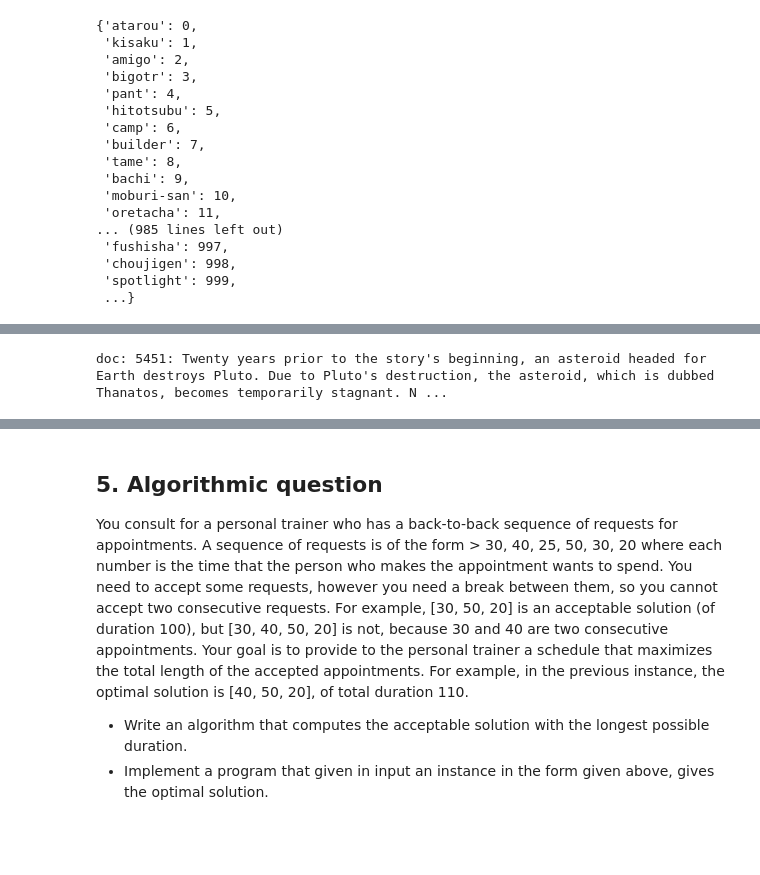
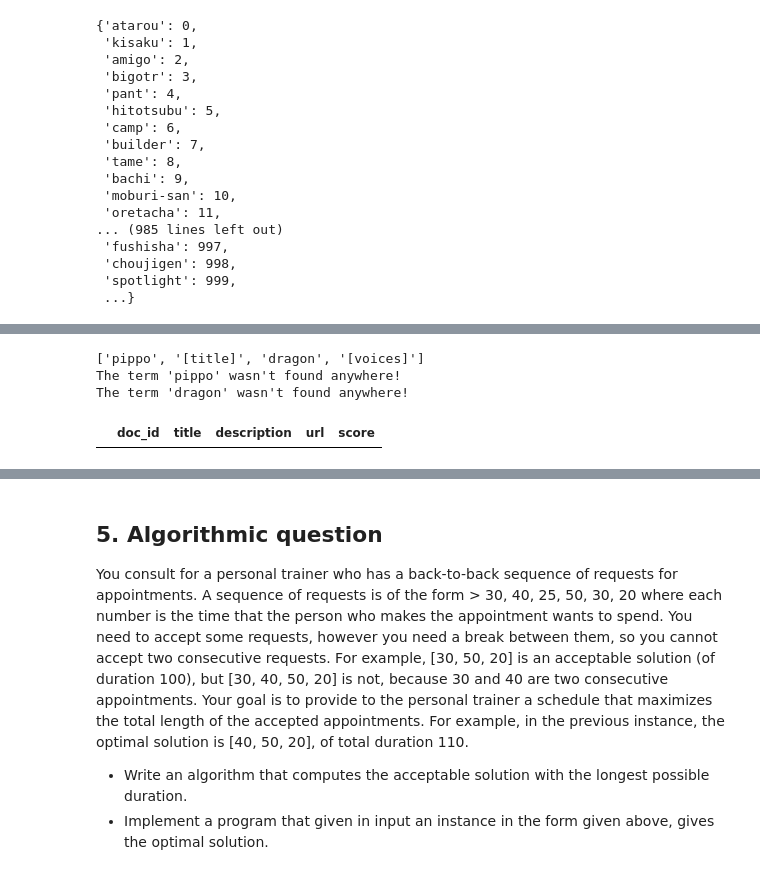
Before and after one commit to AlessandroPecchini/ADM-HW3, a Jupyter notebook: code/main.ipynb, the cells around one changed output, grey strips where cells are left out. Drawn from its saved outputs; the diff is of its cells as text; code cells hidden in the pictures; blank space fills up the shorter version.

```diff
--- a/code/main.ipynb
+++ b/code/main.ipynb
@@ -730,5 +752,9 @@ def get_advanced_results(query_dict):
     act_ind = actual_indexes()
     for k in query_dict:
         inv_idx = read_dict_from_file(os.path.join(act_ind[k], 'inv_idx.json'))
-        ret[k] = get_results(query_dict[k], inv_idx)
-    return ret
+        if len(query_dict[k]) != 0:
+            ret[k] = get_results(query_dict[k], inv_idx)
+
+    if len(ret)==0:
+        return set()
+    return set.intersection(*ret.values())
@@ -738,5 +760,0 @@ a_r = get_advanced_results(p_q)
-# %%
-for id in a_r['synopsis']:
-    print(f"doc: {id}: {df.iloc[id].synopsis}")
-# %% [output]
-doc: 5451: Twenty years prior to the story's beginning, an asteroid headed for Earth destroys Pluto. Due to Pluto's destruction, the asteroid, which is dubbed Thanatos, becomes temporarily stagnant. N ...
@@ -742,0 +775,44 @@ doc: 5451: Twenty years prior to the story's beginning, an asteroid headed for E
+# %%
+def get_url_from_idx(idx, path='../shared_stuff/url_list.txt'):
+    with open(path, 'r') as f:
+        urls = f.readlines()
+    return urls[idx]
+# %%
+def get_printable_doc(df,idx, score):
+    ret = df.iloc[idx]
+    url = get_url_from_idx(idx)
+    ret['url'] = url
+    ret['score'] = score
+    return ret[['title', 'synopsis', 'url', 'score']].to_frame().transpose()
+# %%
+import warnings
+pd.options.mode.chained_assignment = None
+
+def query_anime(df, query, k=None):
+    parsed_query = parse_advanced_query(query)
+    results = list(get_advanced_results(parsed_query))
+
+    if len(results)==0:
+        warnings.warn(f"Cannot find any anime for the query: '{query}'")
+        return pd.DataFrame(columns=['doc_id', 'title', 'description', 'url', 'score'])
+    query_len = {k: len(v) for k, v in parsed_query.items()}
+
+    scores = [(idx, score(df.iloc[idx], query_len)) for idx in results]
+
+    scores = sorted(scores, key=lambda coppia: -coppia[1])
+
+    # Selecting the first k elements
+    if k is None or k>len(scores):
+        k = len(scores)
+    scores = scores[:k]
+
+    return pd.concat(list(map(lambda tupla: get_printable_doc(df, *tupla), scores))).reset_index().rename(columns={"index": "doc_id", "synopsis": "description"})
+
+dragonball = "pippo [title] dragon [voices]"
+
+query_anime(df, dragonball)
+# %% [output]
+['pippo', '[title]', 'dragon', '[voices]']
+The term 'pippo' wasn't found anywhere!
+The term 'dragon' wasn't found anywhere!
+|  | doc_id | title | description | url | score |
```
Also changed, not shown: parts of 7 cells of this notebook.
